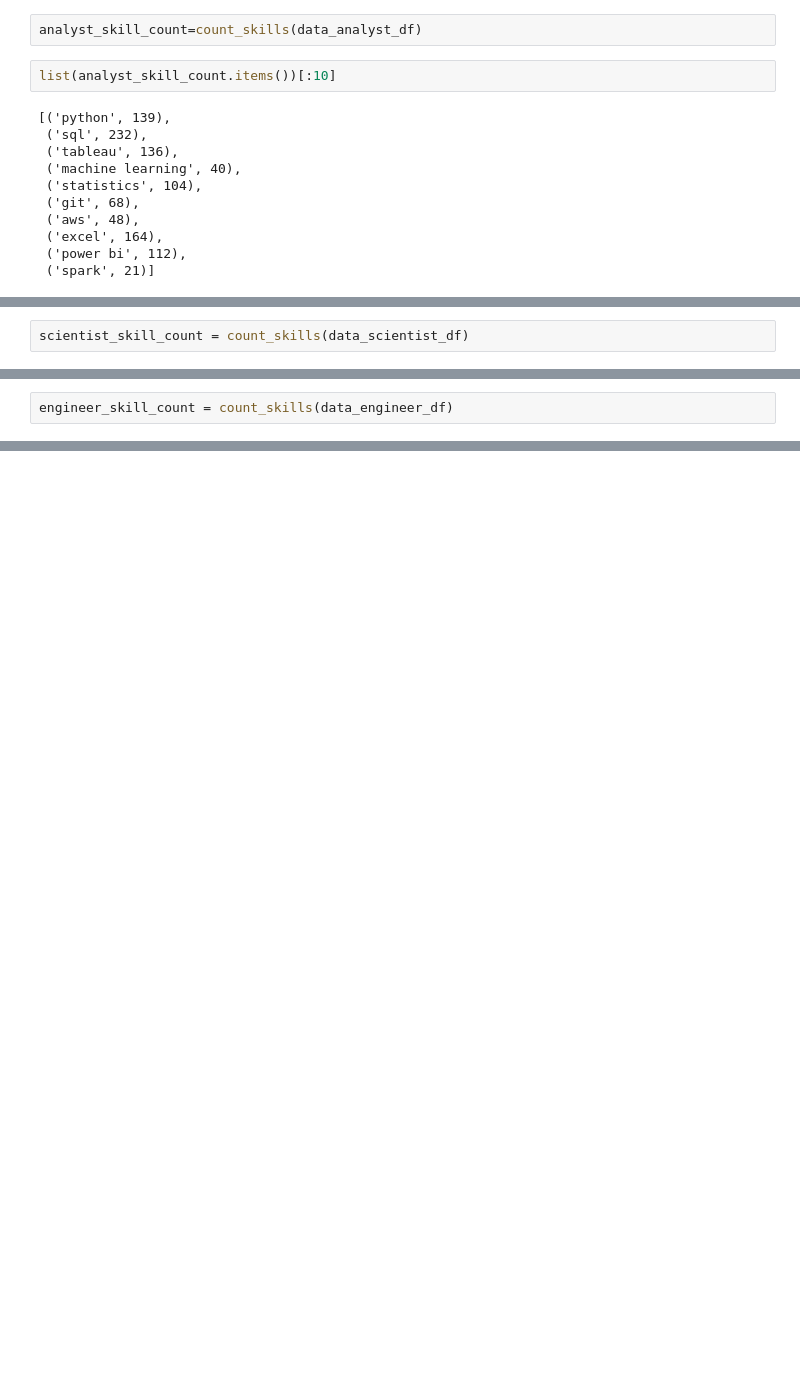
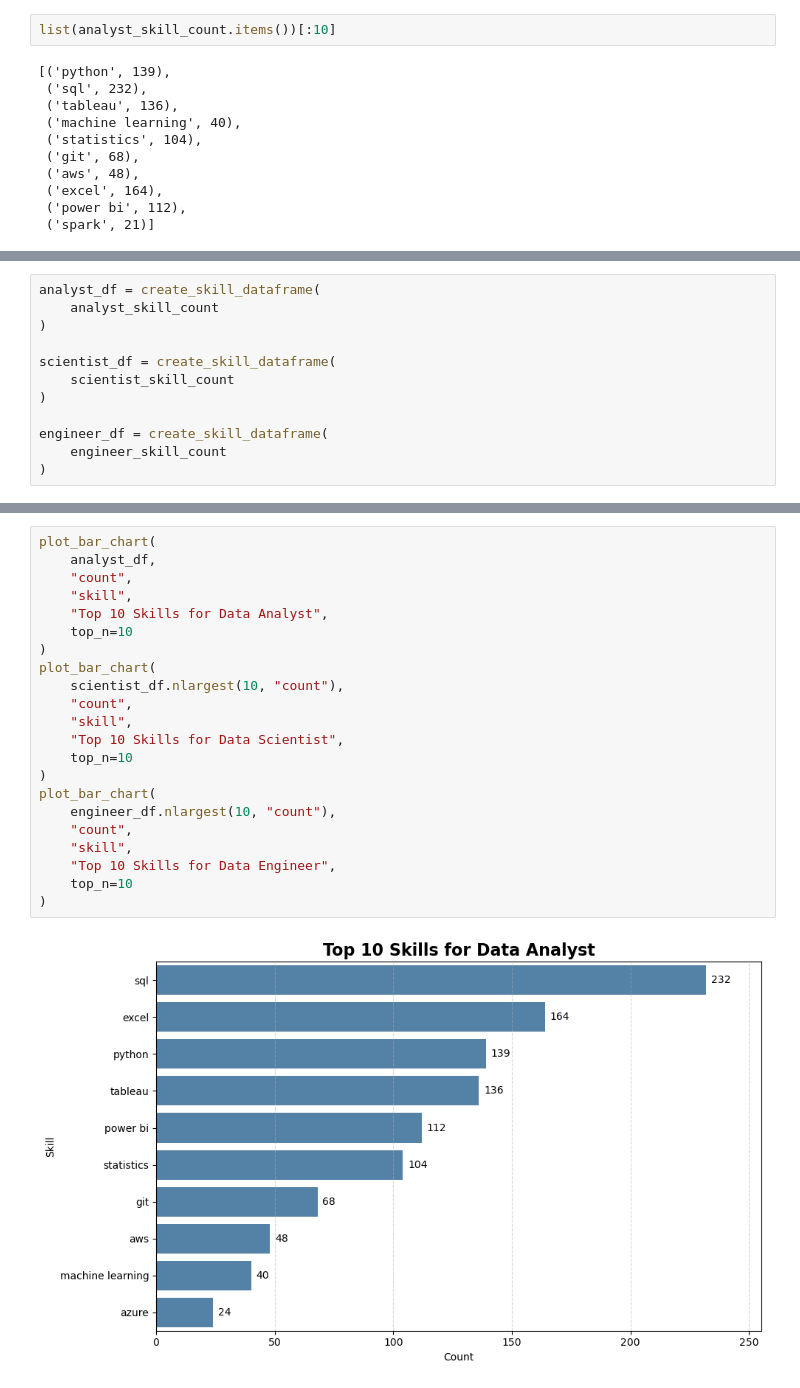
Before and after one commit to shailajadurgam60-ai/Job-Market-Intelligence-Platform, a Jupyter notebook: notebooks/job-market-code.ipynb, the cells around one changed output, grey strips where cells are left out. Cells and saved outputs as stored; diff of their text form; blank space fills up the shorter version.

```diff
--- a/notebooks/job-market-code.ipynb
+++ b/notebooks/job-market-code.ipynb
@@ -758,8 +752,6 @@ def count_skills(dataframe):
                 skill_count[skill] = 1
 
     return skill_count
-# %%
-analyst_skill_count=count_skills(data_analyst_df)
 # %%
 list(analyst_skill_count.items())[:10]
 # %% [output]
@@ -845,2 +767,0 @@ data_scientist_df = df[
-# %%
-scientist_skill_count = count_skills(data_scientist_df)
@@ -930,2 +767,0 @@ data_engineer_df = df[
-# %%
-engineer_skill_count = count_skills(data_engineer_df)
@@ -980,0 +791,12 @@ plt.show()
+# %%
+analyst_df = create_skill_dataframe(
+    analyst_skill_count
+)
+
+scientist_df = create_skill_dataframe(
+    scientist_skill_count
+)
+
+engineer_df = create_skill_dataframe(
+    engineer_skill_count
+)
@@ -980,0 +837,24 @@ plt.show()
+# %%
+plot_bar_chart(
+    analyst_df,
+    "count",
+    "skill",
+    "Top 10 Skills for Data Analyst",
+    top_n=10
+)
+plot_bar_chart(
+    scientist_df.nlargest(10, "count"),
+    "count",
+    "skill",
+    "Top 10 Skills for Data Scientist",
+    top_n=10
+)
+plot_bar_chart(
+    engineer_df.nlargest(10, "count"),
+    "count",
+    "skill",
+    "Top 10 Skills for Data Engineer",
+    top_n=10
+)
+# %% [output]
+[figure, added]
```
Also changed, not shown: parts of 32 cells of this notebook, 2 other files.
